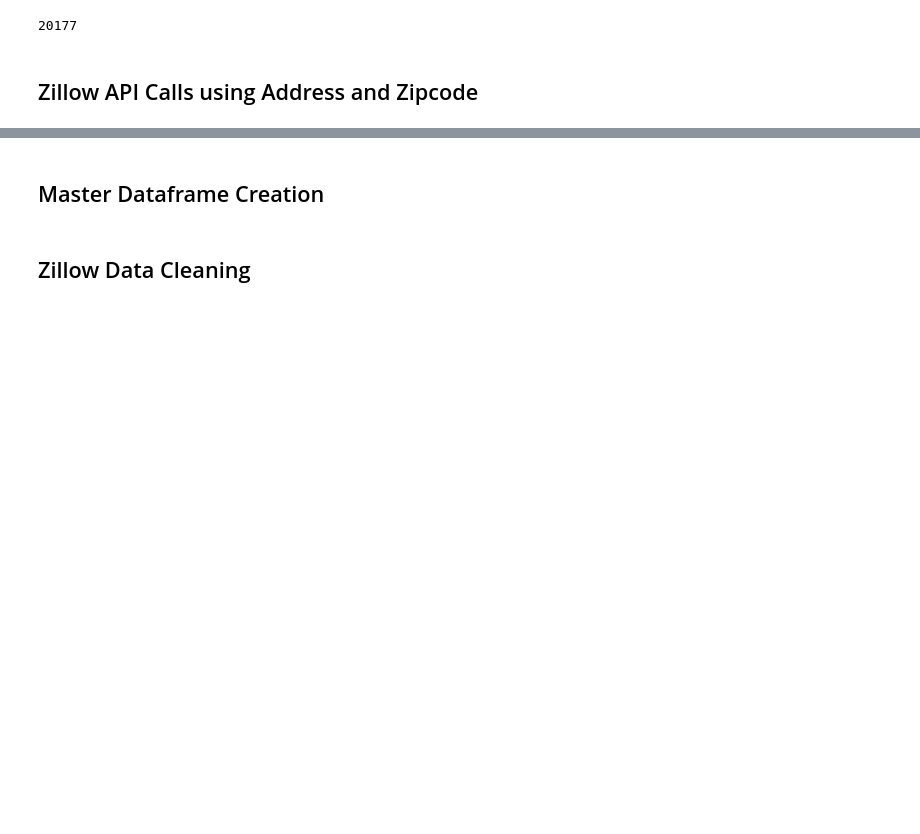
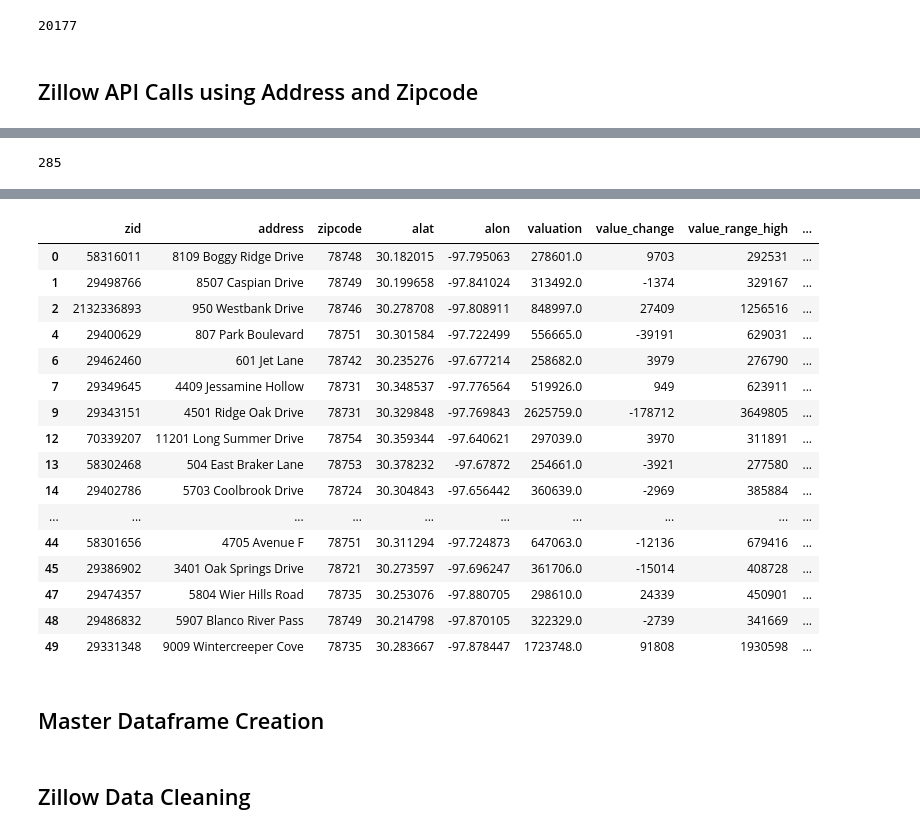
Before and after one commit to vlarie/EPIC_team5, a Jupyter notebook: EPICdata.ipynb, the cells around one changed output, grey strips where cells are left out. Cells and saved outputs as stored; diff of their text form; code cells hidden in the pictures; blank space fills up the shorter version.

Commit message:
Added small sample dataset with additional Zillow info to play with

```diff
--- a/EPICdata.ipynb
+++ b/EPICdata.ipynb
@@ -371,3 +371,6 @@ def csvDF(oldCSVfilepath):
 def DFcsv(dataframe, newCSVfilepath):
     newCSVfilepath = pd.to_csv(dataframe)
     print(f"{dataframe} successfully written to {newCSVfilepath}")
+# %%
+######################################################################################  MODIFIED TO CREATE SMALL SAMPLE FOR KAT
+sampleDF = csvDF("./Data/Archived/addressListTiny.csv")
@@ -376,0 +637,26 @@ print(len(addressDF))
+# %%
+######################################################################################  MODIFIED TO CREATE SMALL SAMPLE FOR KAT
+
+katSampleDF = pd.DataFrame({
+    "zid": zid,
+    "address": addresses,
+    "zipcode": sampleDF["zipcode"],
+    "alat": alats,
+    "alon": alons,
+    "valuation": valuation,
+    "value_change": valChange,
+    "value_range_high": valRhigh,
+    "value_range_low": valRlow,
+    "value_percentile": valPercent,
+    "sqft": sqft,
+#     "value sqft": valsqft,
+    "lot_sqft": lotsqft,
+    "year_built": yearBuilt,
+    "bathrooms": baths,
+    "bedrooms": beds,
+    "last_sold_date": lastSold,
+    "last_sold_price": lastPrice,
+})
+
+print(len(katSampleDF))
+katSampleDF.head(10)
@@ -376,0 +676,13 @@ print(len(addressDF))
+# %%
+######################################################################################  MODIFIED TO CREATE SMALL SAMPLE FOR KAT
+
+katDFclean = katSampleDF.dropna(how="any", subset=["zid"])
+len(katDFclean)
+# %% [output]
+285
+# %%
+######################################################################################  MODIFIED TO CREATE SMALL SAMPLE FOR KAT
+
+DFcsv(katDFclean, "./Data/Archived/katSampleData.csv")
+katDFclean.head(30)
+# %% [output]
@@ -377,3 +690,20 @@ print(len(addressDF))
+|  | zid | address | zipcode | alat | alon | valuation | value_change | value_range_high | ... |
+| 0 | 58316011 | 8109 Boggy Ridge Drive | 78748 | 30.182015 | -97.795063 | 278601.0 | 9703 | 292531 | ... |
+| 1 | 29498766 | 8507 Caspian Drive | 78749 | 30.199658 | -97.841024 | 313492.0 | -1374 | 329167 | ... |
+| 2 | 2132336893 | 950 Westbank Drive | 78746 | 30.278708 | -97.808911 | 848997.0 | 27409 | 1256516 | ... |
+| 4 | 29400629 | 807 Park Boulevard | 78751 | 30.301584 | -97.722499 | 556665.0 | -39191 | 629031 | ... |
+| 6 | 29462460 | 601 Jet Lane | 78742 | 30.235276 | -97.677214 | 258682.0 | 3979 | 276790 | ... |
+| 7 | 29349645 | 4409 Jessamine Hollow | 78731 | 30.348537 | -97.776564 | 519926.0 | 949 | 623911 | ... |
+| 9 | 29343151 | 4501 Ridge Oak Drive | 78731 | 30.329848 | -97.769843 | 2625759.0 | -178712 | 3649805 | ... |
+| 12 | 70339207 | 11201 Long Summer Drive | 78754 | 30.359344 | -97.640621 | 297039.0 | 3970 | 311891 | ... |
+| 13 | 58302468 | 504 East Braker Lane | 78753 | 30.378232 | -97.67872 | 254661.0 | -3921 | 277580 | ... |
+| 14 | 29402786 | 5703 Coolbrook Drive | 78724 | 30.304843 | -97.656442 | 360639.0 | -2969 | 385884 | ... |
+| ... | ... | ... | ... | ... | ... | ... | ... | ... | ... |
+| 44 | 58301656 | 4705 Avenue F | 78751 | 30.311294 | -97.724873 | 647063.0 | -12136 | 679416 | ... |
+| 45 | 29386902 | 3401 Oak Springs Drive | 78721 | 30.273597 | -97.696247 | 361706.0 | -15014 | 408728 | ... |
+| 47 | 29474357 | 5804 Wier Hills Road | 78735 | 30.253076 | -97.880705 | 298610.0 | 24339 | 450901 | ... |
+| 48 | 29486832 | 5907 Blanco River Pass | 78749 | 30.214798 | -97.870105 | 322329.0 | -2739 | 341669 | ... |
+| 49 | 29331348 | 9009 Wintercreeper Cove | 78735 | 30.283667 | -97.878447 | 1723748.0 | 91808 | 1930598 | ... |
 # %%
 ############### LOOPING FUNCTION FULLY OPERATIONAL ################
 ####### HOWEVER, ZILLOW ONLY ALLOWS 1000 API CALLS PER DAY #######
```
Also changed, not shown: parts of 6 cells of this notebook, 2 other files.
